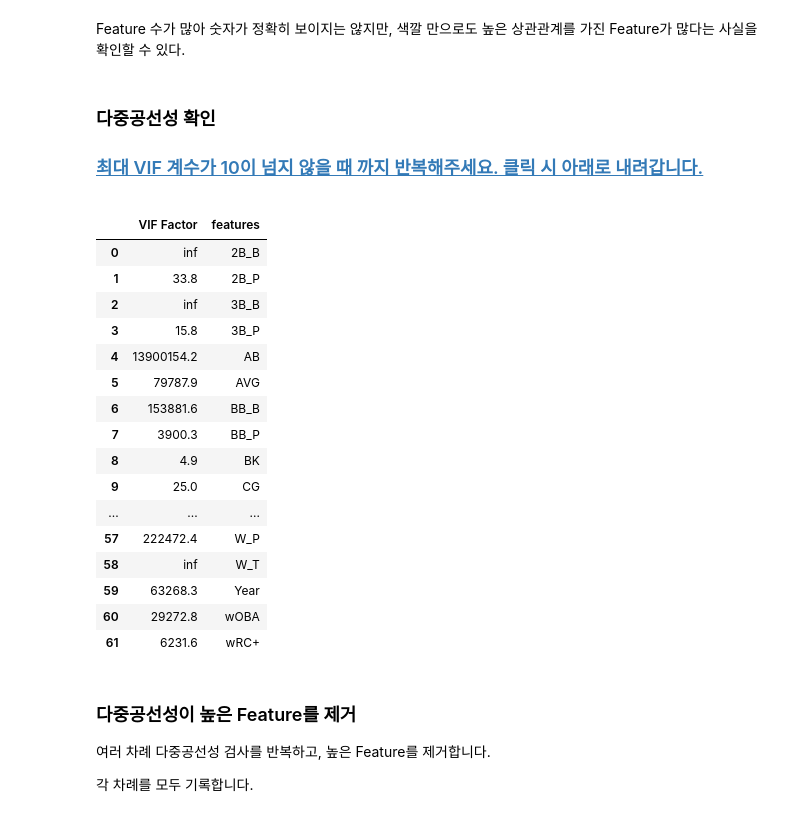
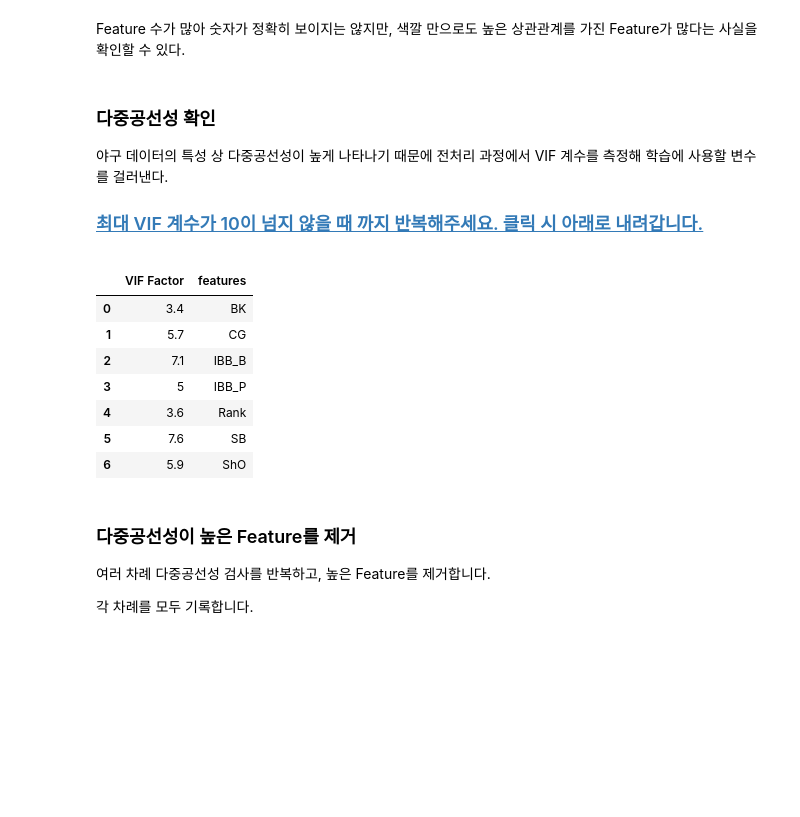
Before and after one commit to ch-4ml/machine-learning-study, a Jupyter notebook: tensorflow/practice/KBO 승률 예측.ipynb, the cells around one changed output. Cells and saved outputs as stored; diff of their text form; code cells hidden in the pictures; blank space fills up the shorter version.

```diff
--- a/tensorflow/practice/KBO 승률 예측.ipynb
+++ b/tensorflow/practice/KBO 승률 예측.ipynb
@@ -90,3 +89,0 @@ data = data.drop(outlier3)
-# %%
-data = data.fillna(0)
-data.head()
@@ -100,0 +92,3 @@ data.head()
+# %%
+data = data.drop(['WPA_B', 'WPA_P', '2B_P', '3B_P', 'HLD(HD)'], axis=1)
+data.head()
@@ -145,36 +140,30 @@ plt.show()
 Feature 수가 많아 숫자가 정확히 보이지는 않지만, 색깔 만으로도 높은 상관관계를 가진 Feature가 많다는 사실을 확인할 수 있다.
 # %% [markdown]
 ### 다중공선성 확인
+
+야구 데이터의 특성 상 다중공선성이 높게 나타나기 때문에 전처리 과정에서 VIF 계수를 측정해 학습에 사용할 변수를 걸러낸다.
+
 [<h3>최대 VIF 계수가 10이 넘지 않을 때 까지 반복해주세요. 클릭 시 아래로 내려갑니다.</h3>](#다중공선성-확인-반복)
 # %%
 from statsmodels.stats.outliers_influence import variance_inflation_factor
 
 # 생략 row수 제한 해제
-pd.set_option('display.max_rows', 62)
+pd.set_option('display.max_rows', 60)
 
 # 각 특성의 VIF 계수 출력
 vif = pd.DataFrame()
 vif['VIF Factor'] = [variance_inflation_factor(X.values, i) for i in range(X.shape[1])]
 vif['features'] = X.columns
 vif.round(1)
 # %% [output]
 |  | VIF Factor | features |
-| 0 | inf | 2B_B |
-| 1 | 33.8 | 2B_P |
-| 2 | inf | 3B_B |
-| 3 | 15.8 | 3B_P |
-| 4 | 13900154.2 | AB |
-| 5 | 79787.9 | AVG |
-| 6 | 153881.6 | BB_B |
-| 7 | 3900.3 | BB_P |
-| 8 | 4.9 | BK |
-| 9 | 25.0 | CG |
-| ... | ... | ... |
-| 57 | 222472.4 | W_P |
-| 58 | inf | W_T |
-| 59 | 63268.3 | Year |
-| 60 | 29272.8 | wOBA |
-| 61 | 6231.6 | wRC+ |
+| 0 | 3.4 | BK |
+| 1 | 5.7 | CG |
+| 2 | 7.1 | IBB_B |
+| 3 | 5 | IBB_P |
+| 4 | 3.6 | Rank |
+| 5 | 7.6 | SB |
+| 6 | 5.9 | ShO |
 # %% [markdown]
 ### 다중공선성이 높은 Feature를 제거
 
```
Also changed, not shown: parts of 55 cells of this notebook, 8 other files.
